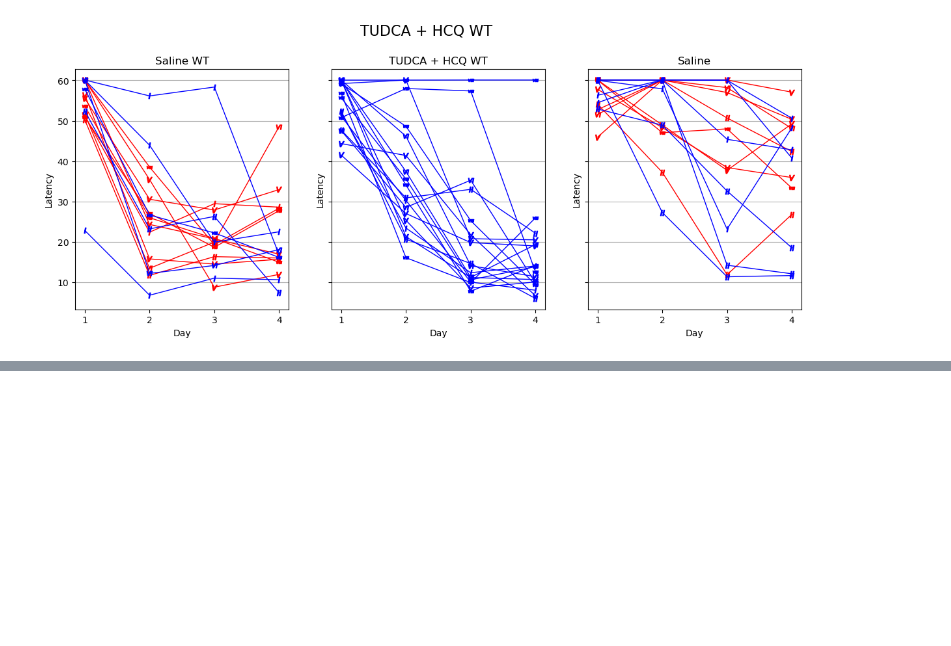
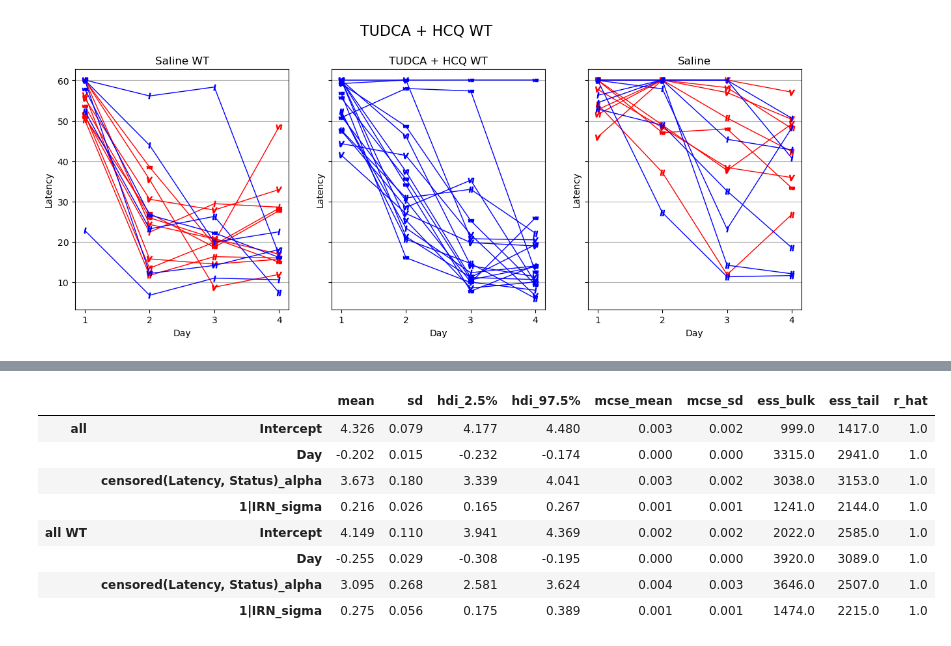
Before and after one commit to attilagk/CTNS-notebook, a Jupyter notebook: 2024-06-04-5xfad-behavior-CO28154/2024-06-04-5xfad-behavior-CO28154.ipynb, the cells around one changed output, grey strips where cells are left out. Cells and saved outputs as stored; diff of their text form; code cells hidden in the pictures; blank space fills up the shorter version.

```diff
--- a/2024-06-04-5xfad-behavior-CO28154/2024-06-04-5xfad-behavior-CO28154.ipynb
+++ b/2024-06-04-5xfad-behavior-CO28154/2024-06-04-5xfad-behavior-CO28154.ipynb
@@ -255,0 +399,12 @@ fig, ax = my_errorbar(condition_drug_summary, condition_gtype_summary)
+# %%
+get_summary(idatas_CO28152, treatment=False)
+# %% [output]
+|  |  | mean | sd | hdi_2.5% | hdi_97.5% | mcse_mean | mcse_sd | ess_bulk | ess_tail | r_hat |
+| all | Intercept | 4.326 | 0.079 | 4.177 | 4.480 | 0.003 | 0.002 | 999.0 | 1417.0 | 1.0 |
+|  | Day | -0.202 | 0.015 | -0.232 | -0.174 | 0.000 | 0.000 | 3315.0 | 2941.0 | 1.0 |
+|  | censored(Latency, Status)_alpha | 3.673 | 0.180 | 3.339 | 4.041 | 0.003 | 0.002 | 3038.0 | 3153.0 | 1.0 |
+|  | 1|IRN_sigma | 0.216 | 0.026 | 0.165 | 0.267 | 0.001 | 0.001 | 1241.0 | 2144.0 | 1.0 |
+| all WT | Intercept | 4.149 | 0.110 | 3.941 | 4.369 | 0.002 | 0.002 | 2022.0 | 2585.0 | 1.0 |
+|  | Day | -0.255 | 0.029 | -0.308 | -0.195 | 0.000 | 0.000 | 3920.0 | 3089.0 | 1.0 |
+|  | censored(Latency, Status)_alpha | 3.095 | 0.268 | 2.581 | 3.624 | 0.004 | 0.003 | 3646.0 | 2507.0 | 1.0 |
+|  | 1|IRN_sigma | 0.275 | 0.056 | 0.175 | 0.389 | 0.001 | 0.001 | 1474.0 | 2215.0 | 1.0 |
```
Also changed, not shown: parts of 36 cells of this notebook, 1 other file.
